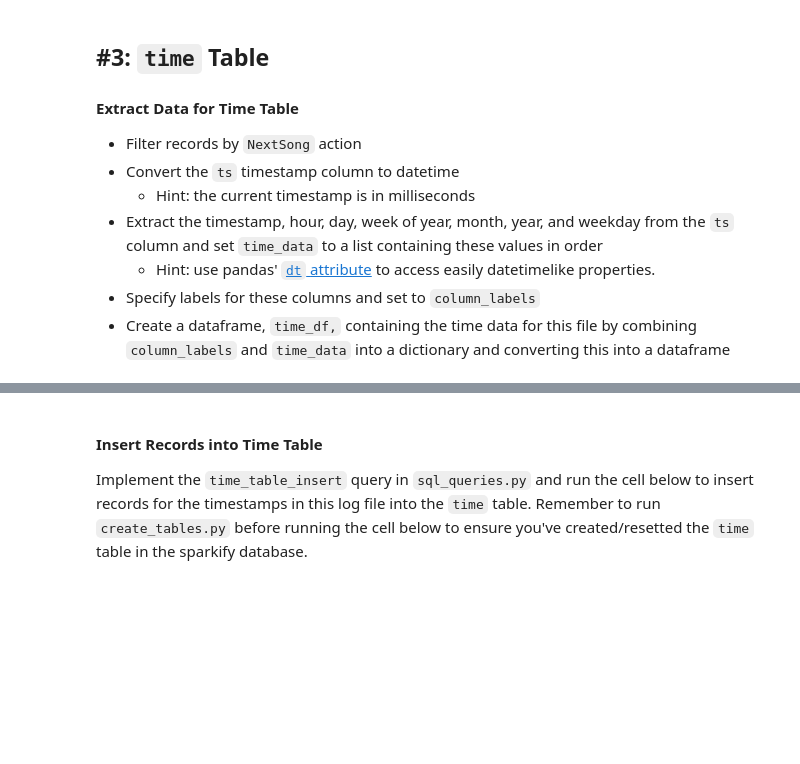
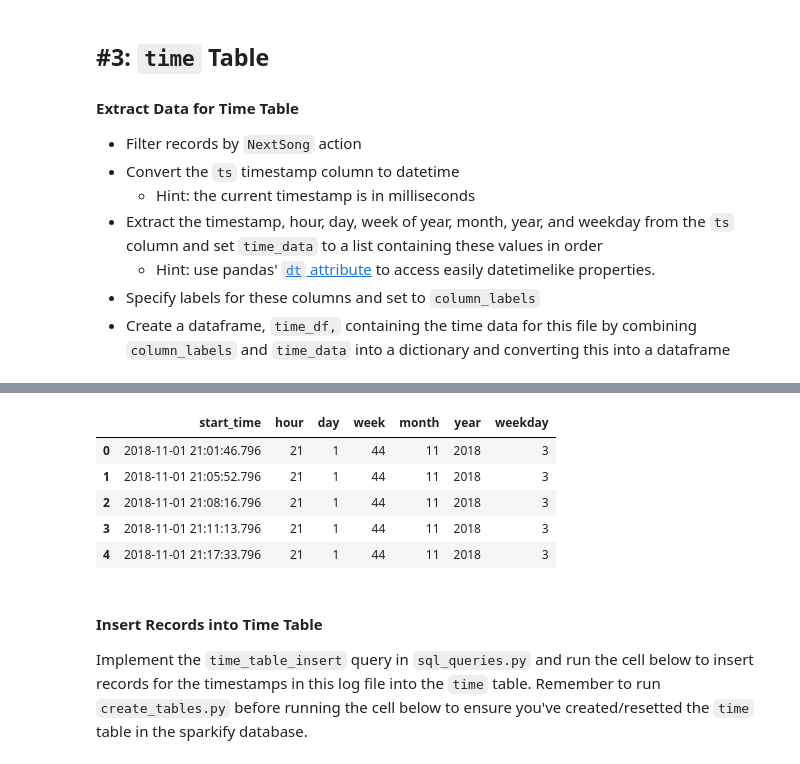
Before and after one commit to emiliadelezaeta/udacity-data-modeling-postgres, a Jupyter notebook: etl.ipynb, the cells around one changed output, grey strips where cells are left out. Cells and saved outputs as stored; diff of their text form; code cells hidden in the pictures; blank space fills up the shorter version.

```diff
--- a/etl.ipynb
+++ b/etl.ipynb
@@ -101,3 +122,3 @@ df.head()
 # %%
-t =
+t = pd.to_datetime(df.ts, unit='ms')
 t.head()
@@ -110,3 +132,17 @@ time_df.head()
+# %%
+time_data = [t, t.dt.hour, t.dt.day, t.dt.isocalendar().week, t.dt.month, t.dt.year, t.dt.weekday]
+column_labels = ["start_time", "hour", "day", "week", "month", "year", "weekday"]
+# %%
+time_df = pd.DataFrame(pd.to_numeric(time_data,  errors='ignore')).T
+time_df.columns = column_labels
+time_df.head()
+# %% [output]
+|  | start_time | hour | day | week | month | year | weekday |
+| 0 | 2018-11-01 21:01:46.796 | 21 | 1 | 44 | 11 | 2018 | 3 |
+| 1 | 2018-11-01 21:05:52.796 | 21 | 1 | 44 | 11 | 2018 | 3 |
+| 2 | 2018-11-01 21:08:16.796 | 21 | 1 | 44 | 11 | 2018 | 3 |
+| 3 | 2018-11-01 21:11:13.796 | 21 | 1 | 44 | 11 | 2018 | 3 |
+| 4 | 2018-11-01 21:17:33.796 | 21 | 1 | 44 | 11 | 2018 | 3 |
 # %% [markdown]
 #### Insert Records into Time Table
 Implement the `time_table_insert` query in `sql_queries.py` and run the cell below to insert records for the timestamps in this log file into the `time` table. Remember to run `create_tables.py` before running the cell below to ensure you've created/resetted the `time` table in the sparkify database.
```
Also changed, not shown: parts of 23 cells of this notebook, 4 other files.
